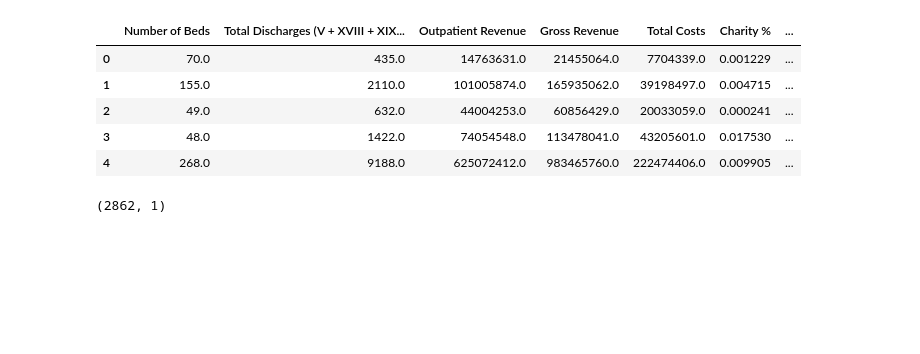
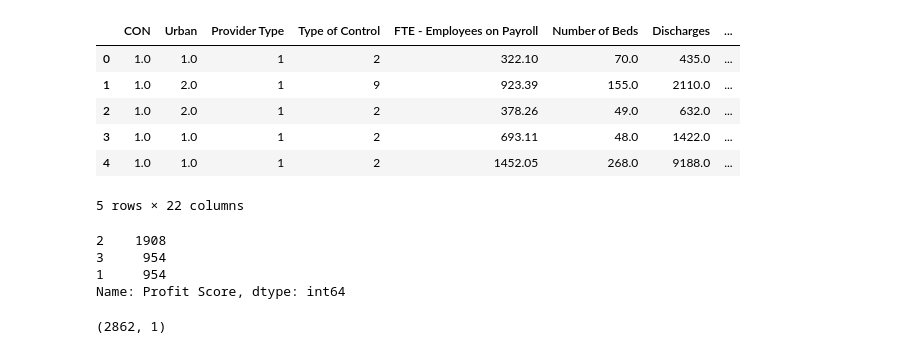
Before and after one commit to rodgerskent/profitableHospital-project, a Jupyter notebook: two.ipynb, the cells around one changed output. Drawn from its saved outputs; the diff is of its cells as text; code cells hidden in the pictures; blank space fills up the shorter version.

```diff
--- a/two.ipynb
+++ b/two.ipynb
@@ -38,12 +49,22 @@ df.head()
+# %%
+df2 = df
 # %%
 # Select features to be used as x values
-features2 = df[['Number of Beds','Total Discharges (V + XVIII + XIX + Unknown)','Outpatient Revenue', 'Gross Revenue', 'Total Costs', 'Charity %', 'Uncompensated %']]
+features2 = df2[['CON', 'Urban','Provider Type','Type of Control','FTE - Employees on Payroll', 'Number of Beds','Discharges','Cost of Charity Care','Cost of Uncompensated Care','Total Costs', 'Total fixed Assets', 'Total Long Term Liabilities', 'Inpatient Revenue', 'Outpatient Revenue', 'Gross Revenue', 'Inpatient %', 'Outpatient %', 'Charity %', 'Uncompensated %', 'Rev Per Discharge', 'Rev Per Bed', 'Discharges Per Bed']]
 features2.head()
 # %% [output]
-|  | Number of Beds | Total Discharges (V + XVIII + XIX... | Outpatient Revenue | Gross Revenue | Total Costs | Charity % | ... |
-| 0 | 70.0 | 435.0 | 14763631.0 | 21455064.0 | 7704339.0 | 0.001229 | ... |
-| 1 | 155.0 | 2110.0 | 101005874.0 | 165935062.0 | 39198497.0 | 0.004715 | ... |
-| 2 | 49.0 | 632.0 | 44004253.0 | 60856429.0 | 20033059.0 | 0.000241 | ... |
-| 3 | 48.0 | 1422.0 | 74054548.0 | 113478041.0 | 43205601.0 | 0.017530 | ... |
-| 4 | 268.0 | 9188.0 | 625072412.0 | 983465760.0 | 222474406.0 | 0.009905 | ... |
+|  | CON | Urban | Provider Type | Type of Control | FTE - Employees on Payroll | Number of Beds | Discharges | ... |
+| 0 | 1.0 | 1.0 | 1 | 2 | 322.10 | 70.0 | 435.0 | ... |
+| 1 | 1.0 | 2.0 | 1 | 9 | 923.39 | 155.0 | 2110.0 | ... |
+| 2 | 1.0 | 2.0 | 1 | 2 | 378.26 | 49.0 | 632.0 | ... |
+| 3 | 1.0 | 1.0 | 1 | 2 | 693.11 | 48.0 | 1422.0 | ... |
+| 4 | 1.0 | 1.0 | 1 | 2 | 1452.05 | 268.0 | 9188.0 | ... |
+5 rows × 22 columns
+# %%
+df2['Profit Score'].value_counts()
+# %% [output]
+2    1908
+3     954
+1     954
+Name: Profit Score, dtype: int64
 # %%
```
Also changed, not shown: parts of 12 cells of this notebook, 7 other files.
